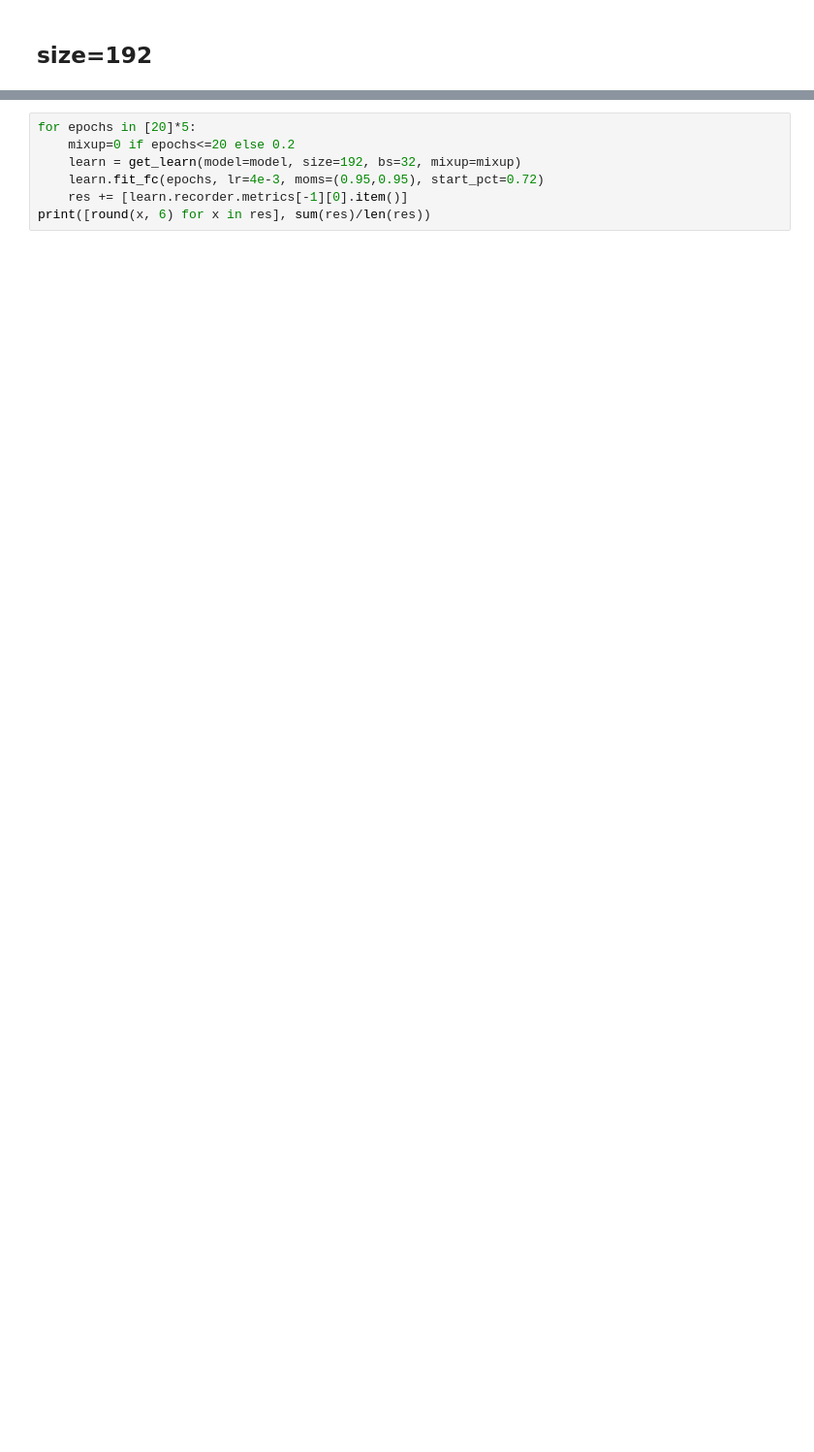
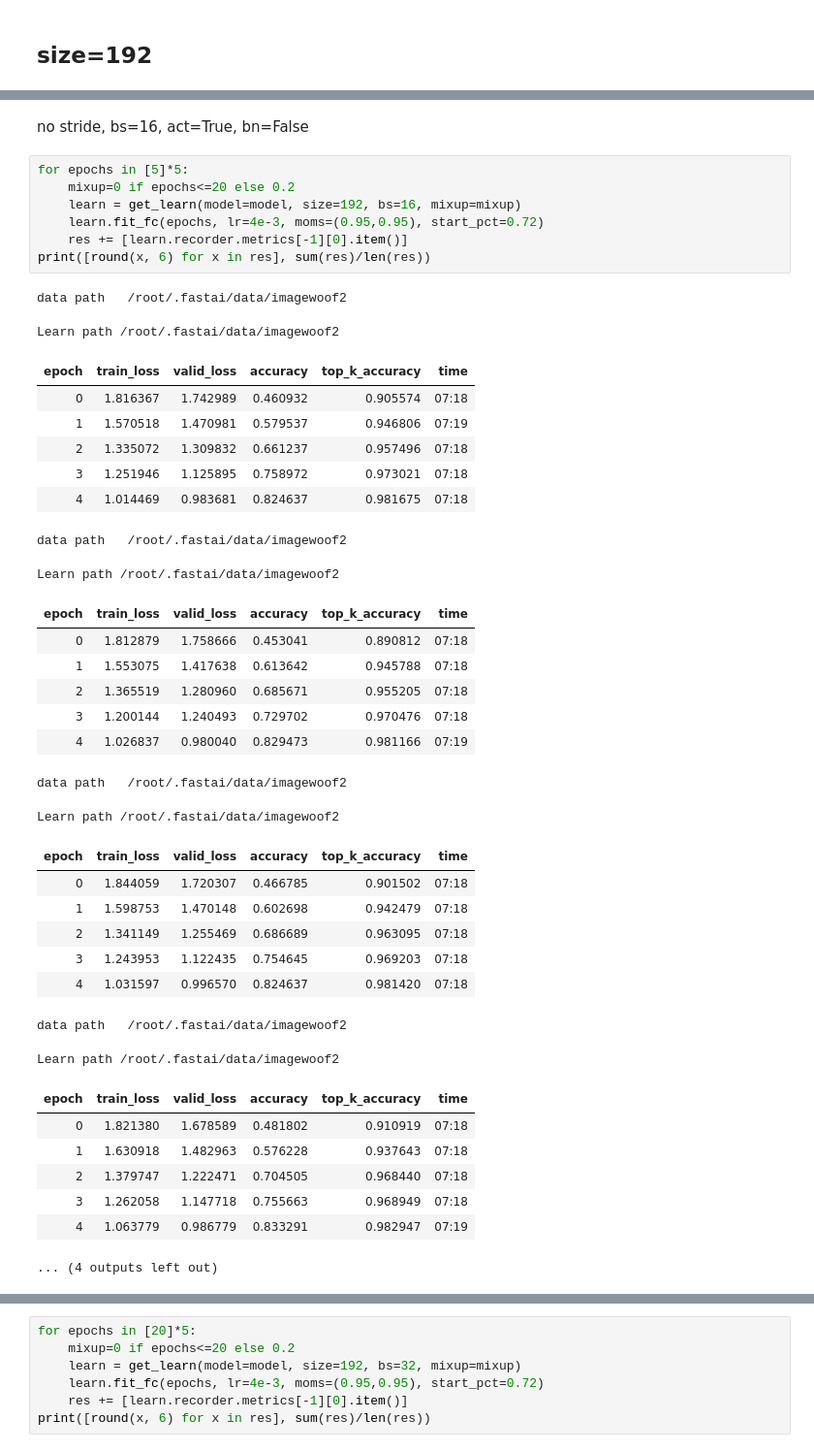
Before and after one commit to BoaEi/imagenette_experiments, a Jupyter notebook: ResNet_separable.ipynb, the cells around one changed output, grey strips where cells are left out. Shown at 97% size. Cells and saved outputs as stored; diff of their text form; blank space fills up the shorter version.

```diff
--- a/ResNet_separable.ipynb
+++ b/ResNet_separable.ipynb
@@ -268,0 +281,43 @@ print([round(x, 6) for x in res], sum(res)/len(res))
+# %% [markdown]
+no stride, bs=16, act=True, bn=False
+# %%
+for epochs in [5]*5:
+    mixup=0 if epochs<=20 else 0.2
+    learn = get_learn(model=model, size=192, bs=16, mixup=mixup)
+    learn.fit_fc(epochs, lr=4e-3, moms=(0.95,0.95), start_pct=0.72)
+    res += [learn.recorder.metrics[-1][0].item()]
+print([round(x, 6) for x in res], sum(res)/len(res))
+# %% [output]
+data path   /root/.fastai/data/imagewoof2
+Learn path /root/.fastai/data/imagewoof2
+| epoch | train_loss | valid_loss | accuracy | top_k_accuracy | time |
+| 0 | 1.816367 | 1.742989 | 0.460932 | 0.905574 | 07:18 |
+| 1 | 1.570518 | 1.470981 | 0.579537 | 0.946806 | 07:19 |
+| 2 | 1.335072 | 1.309832 | 0.661237 | 0.957496 | 07:18 |
+| 3 | 1.251946 | 1.125895 | 0.758972 | 0.973021 | 07:18 |
+| 4 | 1.014469 | 0.983681 | 0.824637 | 0.981675 | 07:18 |
+data path   /root/.fastai/data/imagewoof2
+Learn path /root/.fastai/data/imagewoof2
+| epoch | train_loss | valid_loss | accuracy | top_k_accuracy | time |
+| 0 | 1.812879 | 1.758666 | 0.453041 | 0.890812 | 07:18 |
+| 1 | 1.553075 | 1.417638 | 0.613642 | 0.945788 | 07:18 |
+| 2 | 1.365519 | 1.280960 | 0.685671 | 0.955205 | 07:18 |
+| 3 | 1.200144 | 1.240493 | 0.729702 | 0.970476 | 07:18 |
+| 4 | 1.026837 | 0.980040 | 0.829473 | 0.981166 | 07:19 |
+data path   /root/.fastai/data/imagewoof2
+Learn path /root/.fastai/data/imagewoof2
+| epoch | train_loss | valid_loss | accuracy | top_k_accuracy | time |
+| 0 | 1.844059 | 1.720307 | 0.466785 | 0.901502 | 07:18 |
+| 1 | 1.598753 | 1.470148 | 0.602698 | 0.942479 | 07:18 |
+| 2 | 1.341149 | 1.255469 | 0.686689 | 0.963095 | 07:18 |
+| 3 | 1.243953 | 1.122435 | 0.754645 | 0.969203 | 07:18 |
+| 4 | 1.031597 | 0.996570 | 0.824637 | 0.981420 | 07:18 |
+data path   /root/.fastai/data/imagewoof2
+Learn path /root/.fastai/data/imagewoof2
+| epoch | train_loss | valid_loss | accuracy | top_k_accuracy | time |
+| 0 | 1.821380 | 1.678589 | 0.481802 | 0.910919 | 07:18 |
+| 1 | 1.630918 | 1.482963 | 0.576228 | 0.937643 | 07:18 |
+| 2 | 1.379747 | 1.222471 | 0.704505 | 0.968440 | 07:18 |
+| 3 | 1.262058 | 1.147718 | 0.755663 | 0.968949 | 07:18 |
+| 4 | 1.063779 | 0.986779 | 0.833291 | 0.982947 | 07:19 |
+... (4 outputs left out)
```
Also changed, not shown: parts of 8 cells of this notebook.
